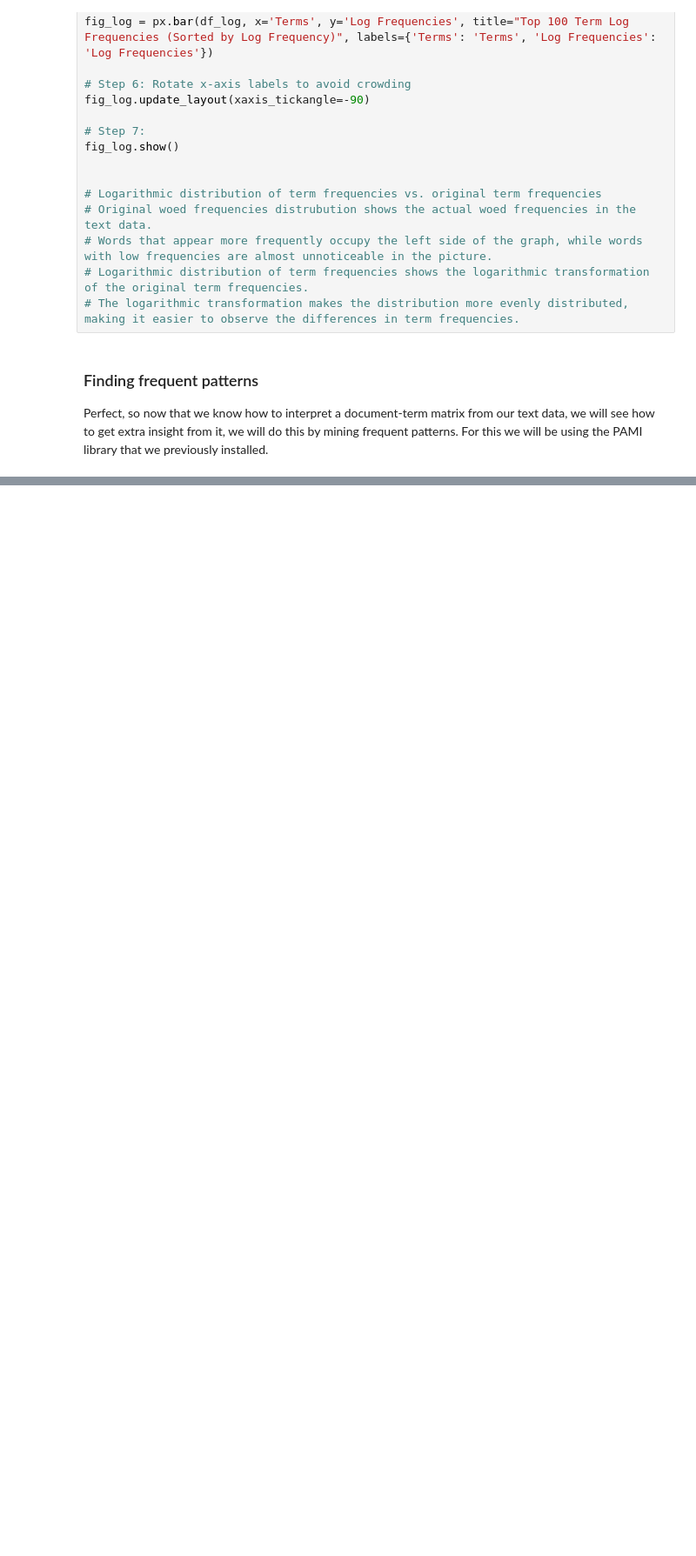
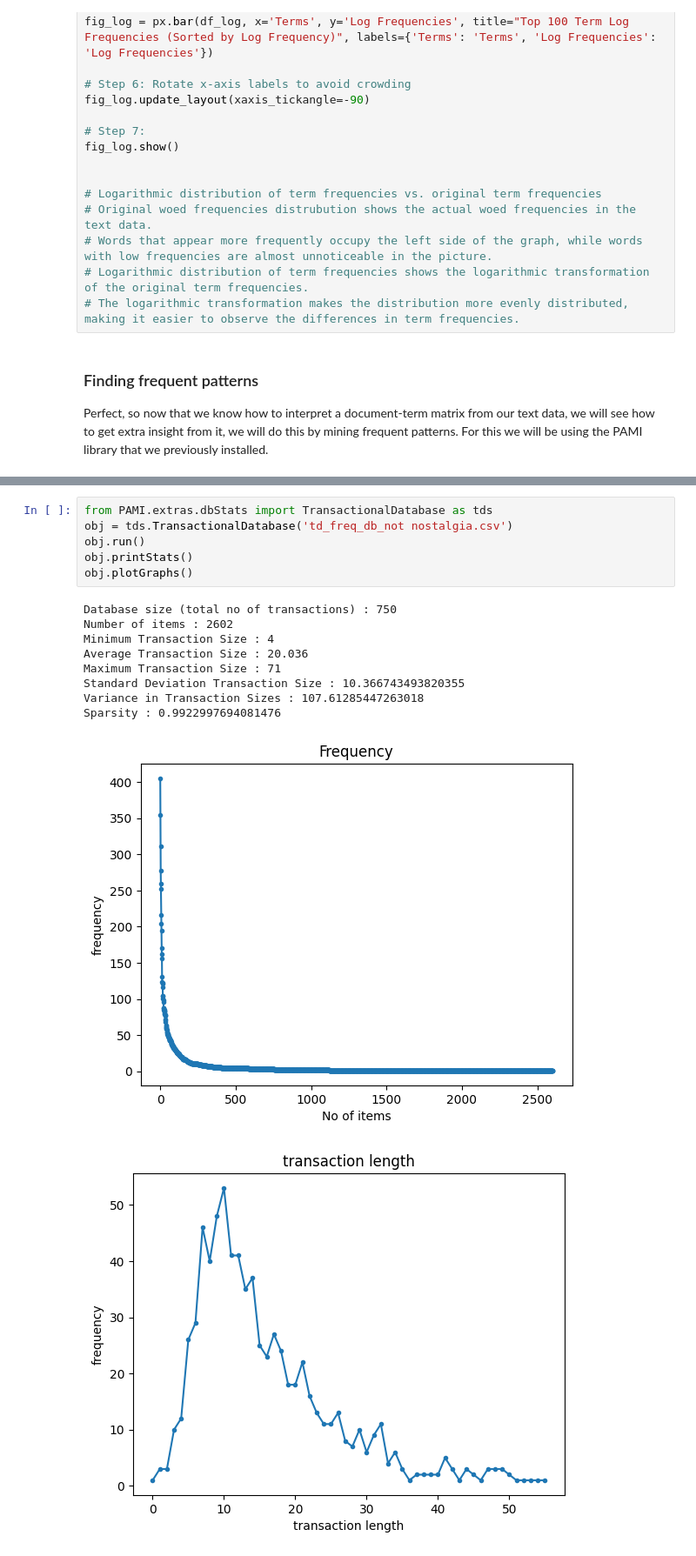
Before and after one commit to Kevindic0214/DM2024-Lab1-Homework, a Jupyter notebook: DM2024-Lab1-Homework.ipynb, the cells around one changed output, grey strips where cells are left out. Shown at 87% size. Cells and saved outputs as stored; diff of their text form; blank space fills up the shorter version.

```diff
--- a/DM2024-Lab1-Homework.ipynb
+++ b/DM2024-Lab1-Homework.ipynb
@@ -1291,0 +1206,17 @@ Perfect, so now that we know how to interpret a document-term matrix from our te
+# %%
+from PAMI.extras.dbStats import TransactionalDatabase as tds
+obj = tds.TransactionalDatabase('td_freq_db_not nostalgia.csv')
+obj.run()
+obj.printStats()
+obj.plotGraphs()
+# %% [output]
+Database size (total no of transactions) : 750
+Number of items : 2602
+Minimum Transaction Size : 4
+Average Transaction Size : 20.036
+Maximum Transaction Size : 71
+Standard Deviation Transaction Size : 10.366743493820355
+Variance in Transaction Sizes : 107.61285447263018
+Sparsity : 0.9922997694081476
+[figure, added]
+[figure, added]
```
Also changed, not shown: parts of 68 cells of this notebook, 4 other files.
